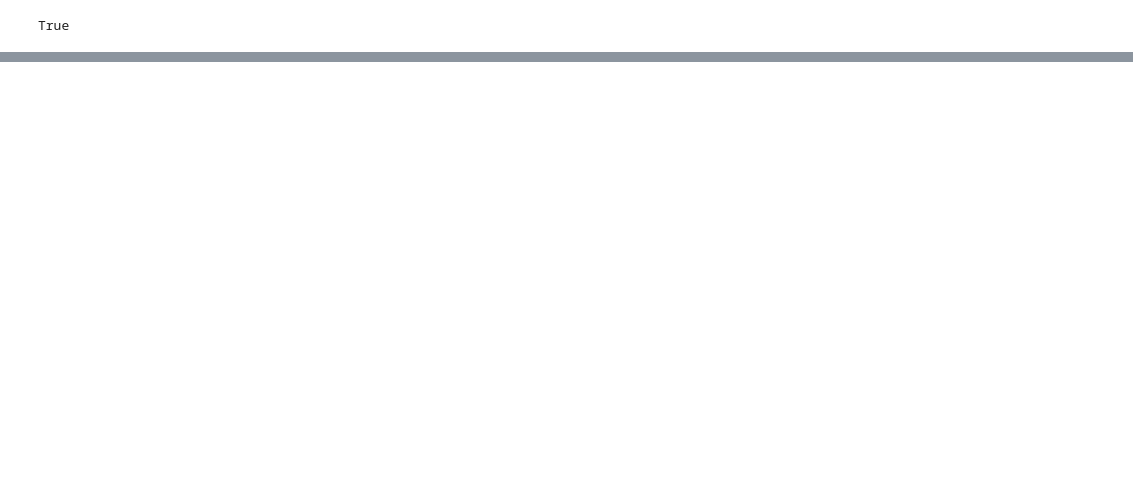
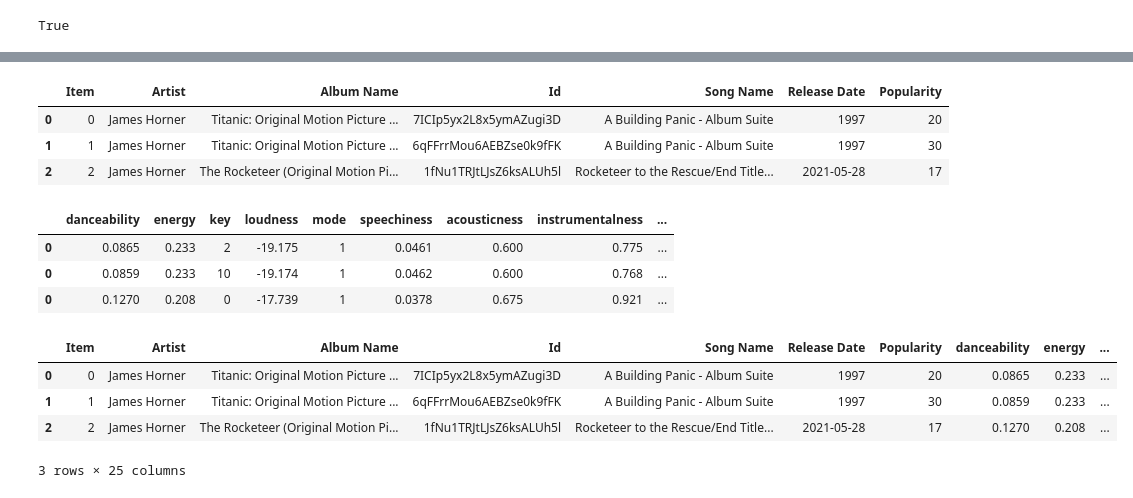
Before and after one commit to atathana/profanity_detector, a Jupyter notebook: notebooks/Spotify-use-access-token.ipynb, the cells around one changed output, grey strips where cells are left out. Saved outputs shown, nothing was run; the diff lists cells and outputs as text; code cells hidden in the pictures; blank space fills up the shorter version.

Commit message:
notebook spotify notebook update

```diff
--- a/notebooks/Spotify-use-access-token.ipynb
+++ b/notebooks/Spotify-use-access-token.ipynb
@@ -159,0 +353,8 @@ header={
+# %%
+need = []
+for i, item in enumerate(Data['tracks']['items']):
+    track = item['album']
+    track_id = item['id']
+    song_name = item['name']
+    popularity = item['popularity']
+    need.append((i, track['artists'][0]['name'], track['name'], track_id, song_name, track['release_date'], popularity))
@@ -159,0 +381,39 @@ header={
+# %%
+Track_df = pd.DataFrame(need, index=None, columns=('Item', 'Artist', 'Album Name', 'Id', 'Song Name', 'Release Date', 'Popularity'))
+Track_df
+# %% [output]
+|  | Item | Artist | Album Name | Id | Song Name | Release Date | Popularity |
+| 0 | 0 | James Horner | Titanic: Original Motion Picture ... | 7ICIp5yx2L8x5ymAZugi3D | A Building Panic - Album Suite | 1997 | 20 |
+| 1 | 1 | James Horner | Titanic: Original Motion Picture ... | 6qFFrrMou6AEBZse0k9fFK | A Building Panic - Album Suite | 1997 | 30 |
+| 2 | 2 | James Horner | The Rocketeer (Original Motion Pi... | 1fNu1TRJtLJsZ6ksALUh5l | Rocketeer to the Rescue/End Title... | 2021-05-28 | 17 |
+# %%
+access_token = spotify.access_token
+
+headers = {
+    "Authorization": f"Bearer {access_token}"
+}
+endpoint = "https://api.spotify.com/v1/audio-features/"
+# %%
+Feat_df = pd.DataFrame()
+for id in Track_df['Id'].iteritems():
+    track_id = id[1]
+    lookup_url = f"{endpoint}{track_id}"
+    ra = requests.get(lookup_url, headers=headers)
+    audio_feat = ra.json()
+    Features_df = pd.DataFrame(audio_feat, index=[0])
+    Feat_df = Feat_df.append(Features_df)
+Feat_df
+# %% [output]
+|  | danceability | energy | key | loudness | mode | speechiness | acousticness | instrumentalness | ... |
+| 0 | 0.0865 | 0.233 | 2 | -19.175 | 1 | 0.0461 | 0.600 | 0.775 | ... |
+| 0 | 0.0859 | 0.233 | 10 | -19.174 | 1 | 0.0462 | 0.600 | 0.768 | ... |
+| 0 | 0.1270 | 0.208 | 0 | -17.739 | 1 | 0.0378 | 0.675 | 0.921 | ... |
+# %%
+Full_Data = Track_df.merge(Feat_df, left_on="Id", right_on="id")
+Full_Data
+# %% [output]
+|  | Item | Artist | Album Name | Id | Song Name | Release Date | Popularity | danceability | energy | ... |
+| 0 | 0 | James Horner | Titanic: Original Motion Picture ... | 7ICIp5yx2L8x5ymAZugi3D | A Building Panic - Album Suite | 1997 | 20 | 0.0865 | 0.233 | ... |
+| 1 | 1 | James Horner | Titanic: Original Motion Picture ... | 6qFFrrMou6AEBZse0k9fFK | A Building Panic - Album Suite | 1997 | 30 | 0.0859 | 0.233 | ... |
+| 2 | 2 | James Horner | The Rocketeer (Original Motion Pi... | 1fNu1TRJtLJsZ6ksALUh5l | Rocketeer to the Rescue/End Title... | 2021-05-28 | 17 | 0.1270 | 0.208 | ... |
+3 rows × 25 columns
```
Also changed, not shown: parts of 21 cells of this notebook.
